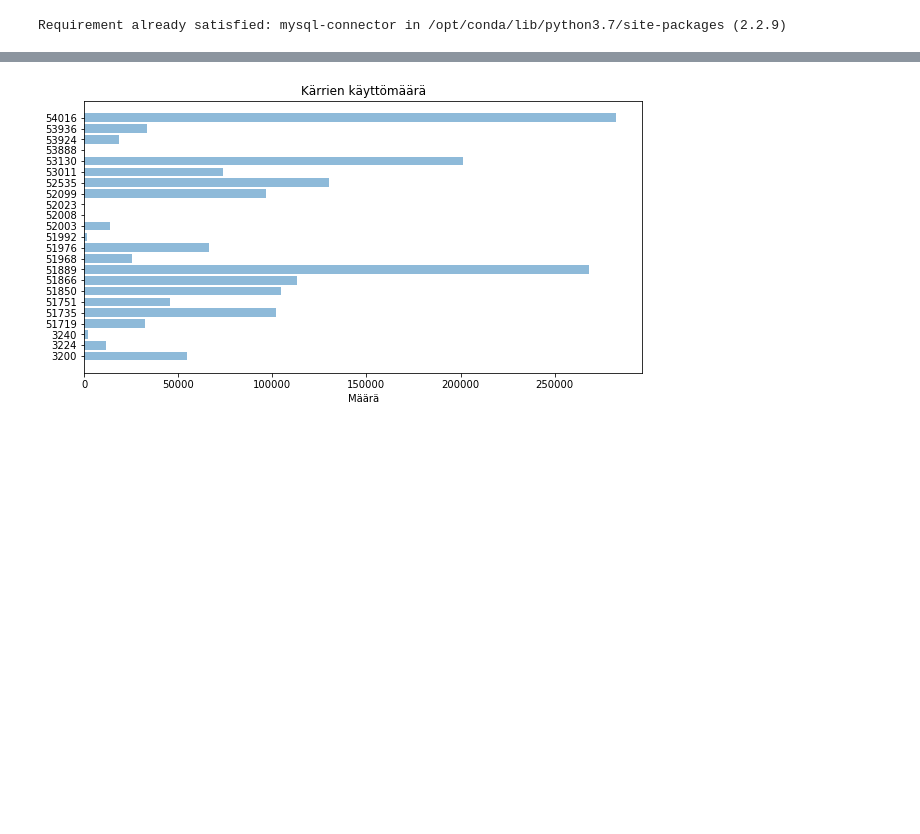
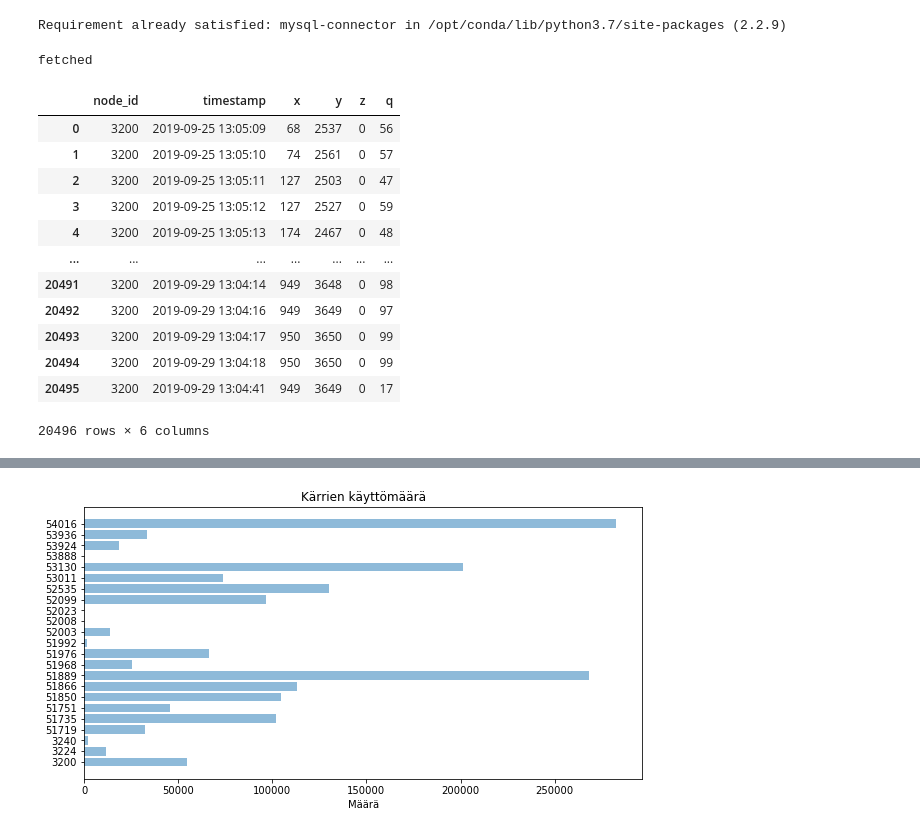
Before and after one commit to Erik-Eki/Project-Studies-1-Data-collection-Management-Visualization, a Jupyter notebook: dataa.ipynb, the cells around one changed output, grey strips where cells are left out. Cells and saved outputs as stored; diff of their text form; code cells hidden in the pictures; blank space fills up the shorter version.

```diff
--- a/dataa.ipynb
+++ b/dataa.ipynb
@@ -40,16 +40,31 @@ Requirement already satisfied: mysql-connector in /opt/conda/lib/python3.7/site-
 # %%
 # Check database contents
 mycursor = mydb.cursor(dictionary=True)
-mycursor.execute("SELECT node_id, timestamp, x,y,z,q FROM SensorData WHERE (node_id = 3200 OR node_id = 45300)  AND timestamp > '2019-08-20 13:05:08.078133+00:00' AND timestamp < '2019-08-29 13:05:08.078133+00:00'  AND x > 0  AND X < 10406 AND y < 5220 AND y > 0 AND   q <100 AND z = 0 ");
+mycursor.execute("SELECT node_id, timestamp, x,y,z,q FROM SensorData WHERE (node_id = 3200 OR node_id = 45300)  AND timestamp > '2019-09-25 13:05:08.078133+00:00' AND timestamp < '2019-09-29 13:05:08.078133+00:00'  AND x > 0  AND X < 10406 AND y < 5220 AND y > 0 AND   q <100 AND z = 0 ");
 #mycursor.execute("SELECT node_id, timestamp, x,y,z,q FROM SensorData WHERE node_id = 3200 AND x > 0  AND X < 10406 AND y < 5220 AND y > 0 AND q < 100 LIMIT 100000");
 print("fetched")
 df = pd.DataFrame(mycursor.fetchall())
 df['timestamp'] = df['timestamp'].astype(str)
 df['timestamp'] = df['timestamp'].str.slice(2, -7)
 
 df['timestamp'] = df['timestamp'].astype('datetime64[ns]')
 df['timestamp'] = pd.Series(df['timestamp']).dt.round("S")
 df
+# %% [output]
+fetched
+|  | node_id | timestamp | x | y | z | q |
+| 0 | 3200 | 2019-09-25 13:05:09 | 68 | 2537 | 0 | 56 |
+| 1 | 3200 | 2019-09-25 13:05:10 | 74 | 2561 | 0 | 57 |
+| 2 | 3200 | 2019-09-25 13:05:11 | 127 | 2503 | 0 | 47 |
+| 3 | 3200 | 2019-09-25 13:05:12 | 127 | 2527 | 0 | 59 |
+| 4 | 3200 | 2019-09-25 13:05:13 | 174 | 2467 | 0 | 48 |
+| ... | ... | ... | ... | ... | ... | ... |
+| 20491 | 3200 | 2019-09-29 13:04:14 | 949 | 3648 | 0 | 98 |
+| 20492 | 3200 | 2019-09-29 13:04:16 | 949 | 3649 | 0 | 97 |
+| 20493 | 3200 | 2019-09-29 13:04:17 | 950 | 3650 | 0 | 99 |
+| 20494 | 3200 | 2019-09-29 13:04:18 | 950 | 3650 | 0 | 99 |
+| 20495 | 3200 | 2019-09-29 13:04:41 | 949 | 3649 | 0 | 17 |
+20496 rows × 6 columns
 # %%
 import matplotlib.pyplot as plt
 img1 = plt.imread("pic.png")
```
Also changed, not shown: parts of 7 cells of this notebook.
